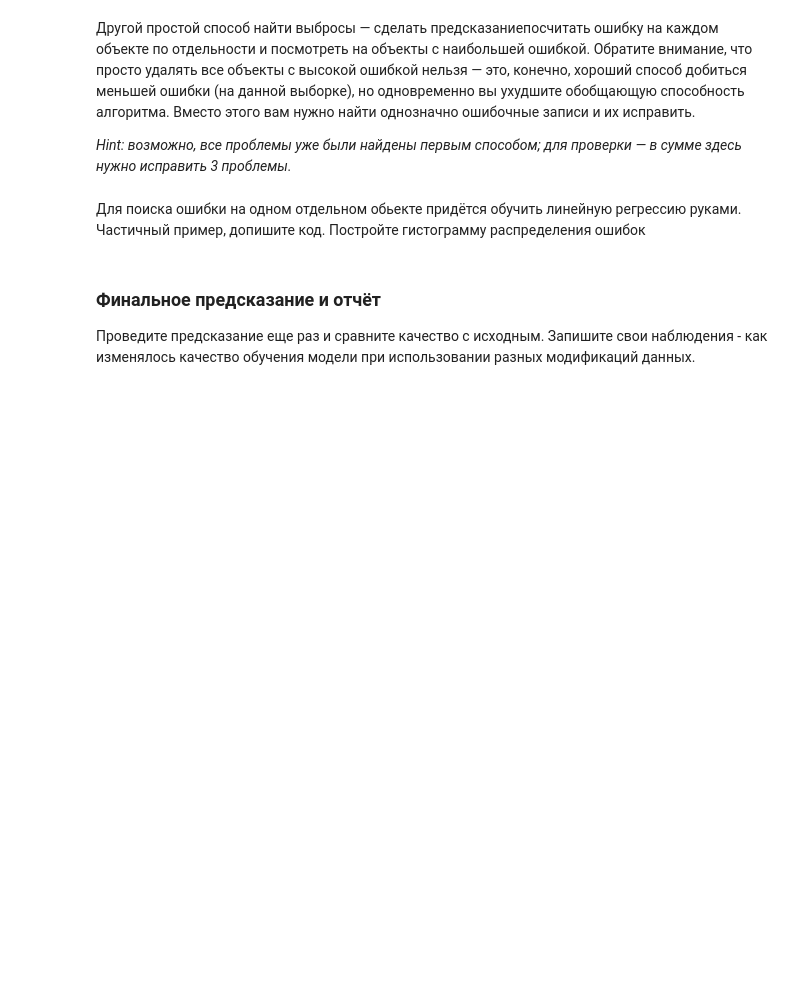
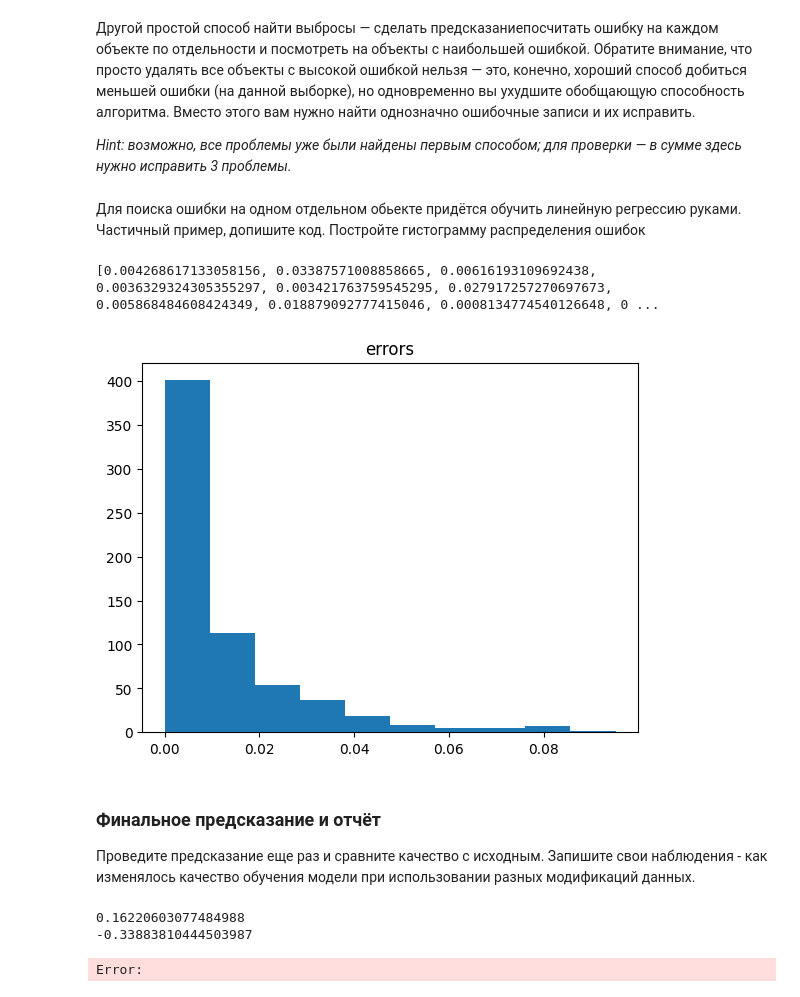
Before and after one commit to Well1ngt0n/AESCML, a Jupyter notebook: task2/task2_linreg_practice.ipynb, the cells around one changed output. Saved outputs shown, nothing was run; the diff lists cells and outputs as text; code cells hidden in the pictures; blank space fills up the shorter version.

```diff
--- a/task2/task2_linreg_practice.ipynb
+++ b/task2/task2_linreg_practice.ipynb
@@ -267,25 +272,3 @@ __(1.5 балла)__
 *Hint: возможно, все проблемы уже были найдены первым способом; для проверки &mdash; в сумме здесь нужно исправить 3 проблемы.*
 # %% [markdown]
 Для поиска ошибки на одном отдельном обьекте придётся обучить линейную регрессию руками. Частичный пример, допишите код. Постройте гистограмму распределения ошибок
-# %%
-import sklearn
-from sklearn import linear_model
-
-for col in data:
-    data[col] /= max(abs(data[col]))
-
-regression = linear_model.LinearRegression().fit(data, ans) #create model and train it
-
-errors = []
-
-for i in range(649):
-    x = [data.iloc[i]]
-    y = ans["score"][0]
-    prediction = model.predict(x);
-
-    error = (prediction - y)**2
-    errors.append((error, prediction, y, i))
-
-errors = sorted(errors)[::-1]
-for error, pred_y, y, ind in errors:
-    print(error, pred_y, y, ind, data.iloc[i])
@@ -295,3 +275,29 @@ for error, pred_y, y, ind in errors:
+# %%
+import sklearn
+from sklearn import linear_model
+from matplotlib import pyplot as plt
+
+data = norm(pd.read_csv("data_fixed5.csv"))
+
+ans = pd.read_csv("scores.csv")
+ans["score"] /= 100
+ans["score"][ans["score"] < 0.06] = ans["score"][ans["score"] >= 0.06].mean() #Так значительно лучше ответы, ну и странно что у челов по 0 за тест, может они не пришли хз
+
+regression = linear_model.LinearRegression().fit(data, ans) #create model and train it
+prediction = regression.predict(data)
+
+error = []
+for i in range(649):
+    error.append(((prediction[i] - ans["score"][i]) ** 2)[0])
+
+print(error)
+
+plt.hist(error)
+plt.title("errors")
+plt.show()
+# %% [output]
+[0.004268617133058156, 0.03387571008858665, 0.00616193109692438, 0.0036329324305355297, 0.003421763759545295, 0.027917257270697673, 0.005868484608424349, 0.018879092777415046, 0.0008134774540126648, 0 ...
+[figure, added]
 # %% [markdown]
 ### Финальное предсказание и отчёт
 
@@ -301,0 +305,11 @@ for error, pred_y, y, ind in errors:
+# %%
+
+data = data.sample(frac=1).reset_index(drop=True)
+model = LinearRegression()
+scores = cross_validate(model, data, ans, cv=10, scoring=("r2", "max_error"), return_train_score=True)
+print(sqrt(scores["train_r2"].mean()))
+print(scores["train_max_error"].mean())
+# %% [output]
+0.16220603077484988
+-0.33883810444503987
+Error:
```
Also changed, not shown: parts of 6 cells of this notebook.
